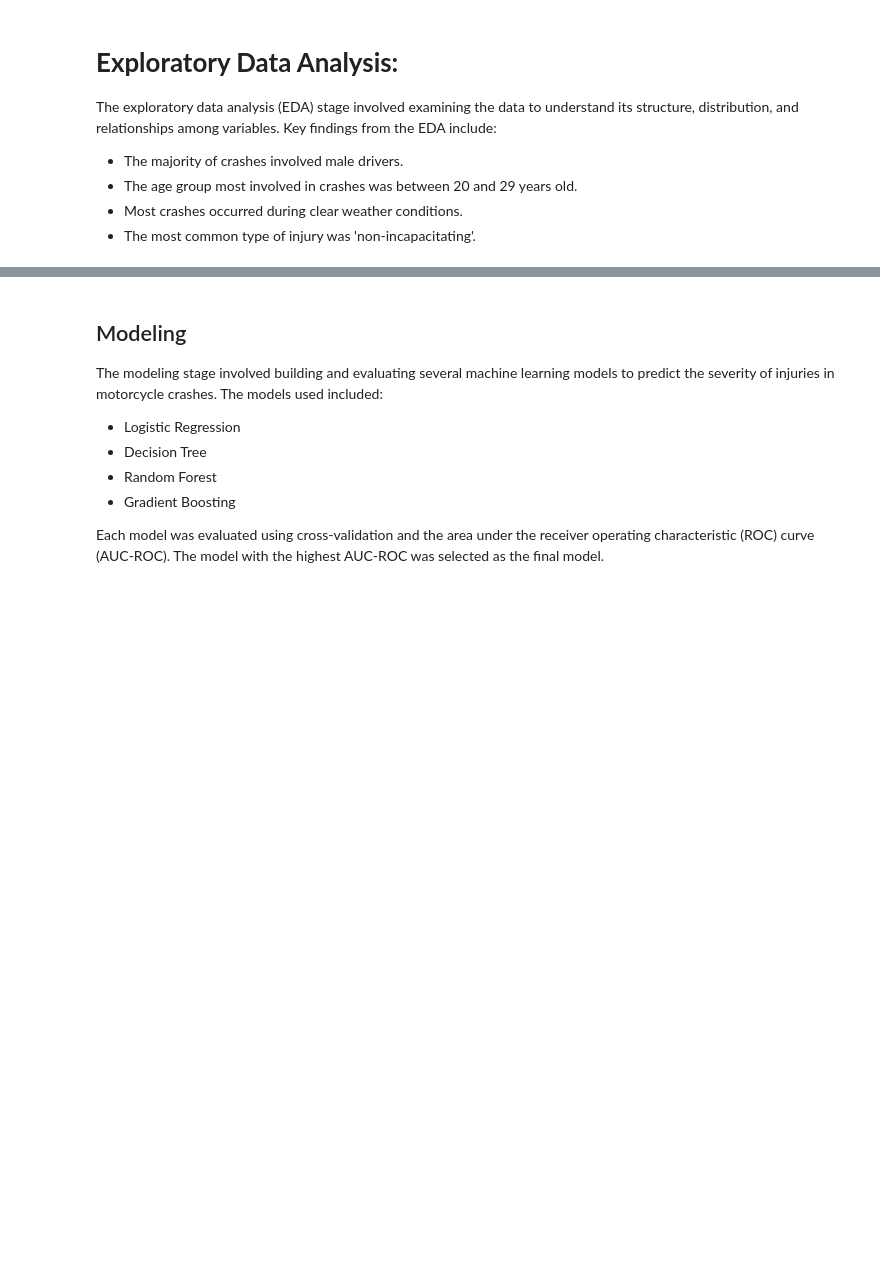
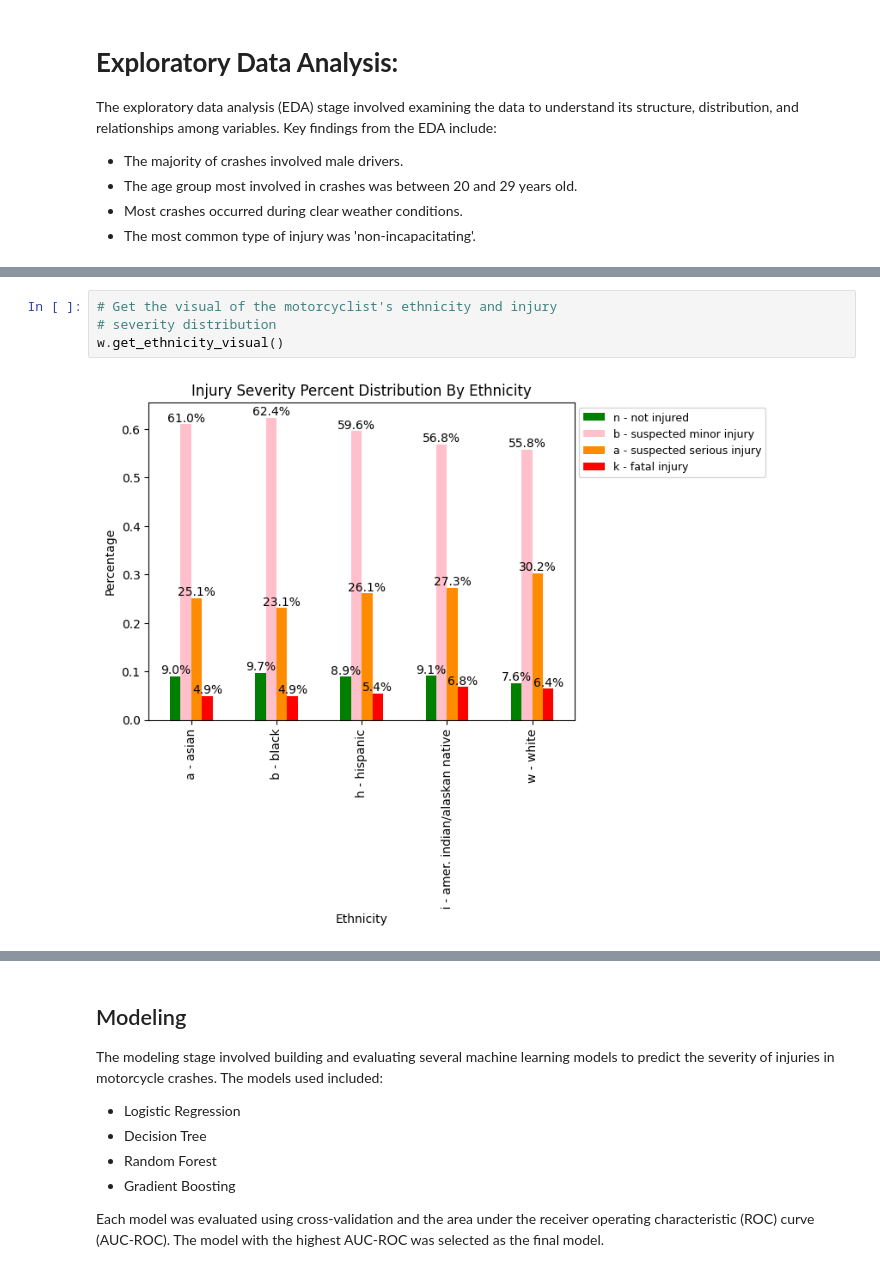
Before and after one commit to tex-wrex/tex-wrex, a Jupyter notebook: Final_work/final_report.ipynb, the cells around one changed output, grey strips where cells are left out. Cells and saved outputs as stored; diff of their text form; blank space fills up the shorter version.

```diff
--- a/Final_work/final_report.ipynb
+++ b/Final_work/final_report.ipynb
@@ -87,0 +161,6 @@ The exploratory data analysis (EDA) stage involved examining the data to underst
+# %%
+# Get the visual of the motorcyclist's ethnicity and injury
+# severity distribution
+w.get_ethnicity_visual()
+# %% [output]
+[figure, added]
```
Also changed, not shown: parts of 35 cells of this notebook, 1 other file.
